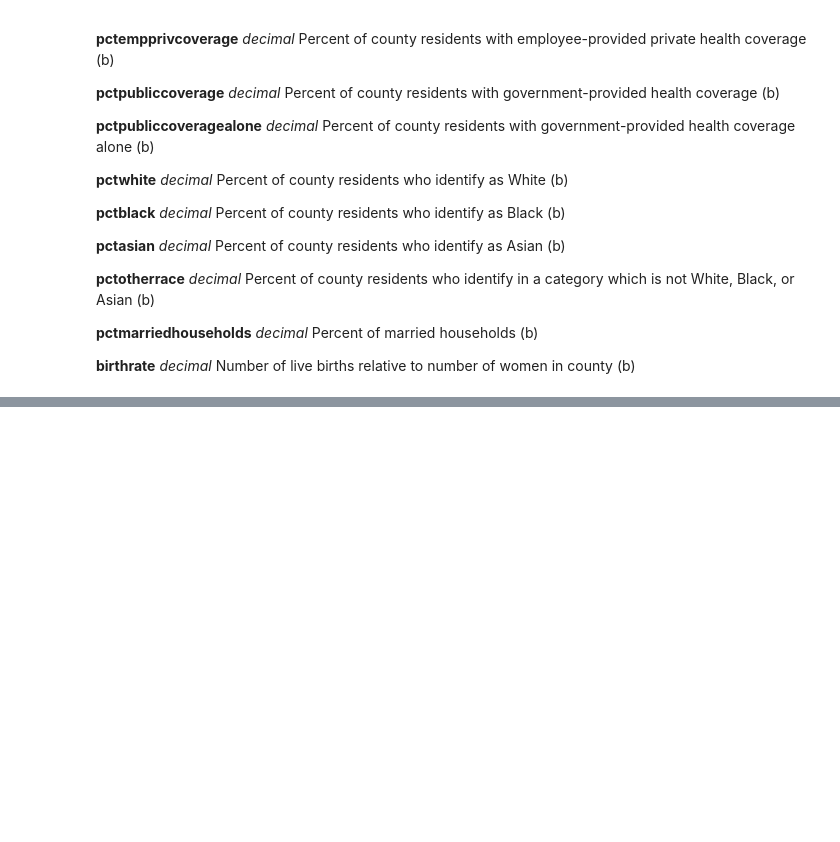
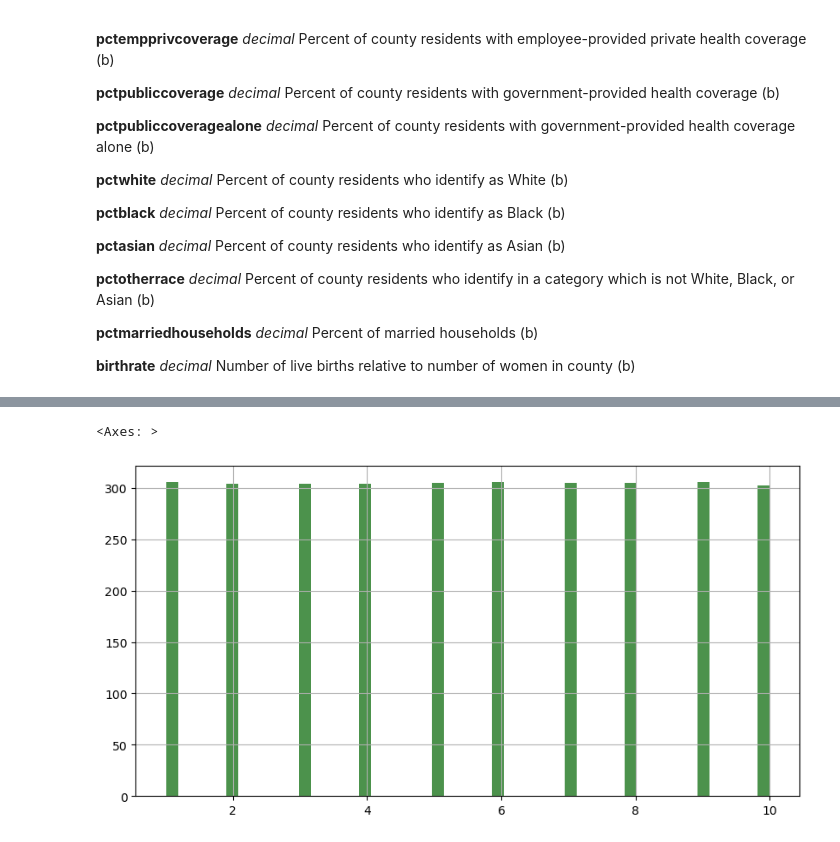
Before and after one commit to sydneycally-inclane-2812/analysis-student-performance, a Jupyter notebook: cancer_analysis.ipynb, the cells around one changed output, grey strips where cells are left out. Drawn from its saved outputs; the diff is of its cells as text; code cells hidden in the pictures; blank space fills up the shorter version.

```diff
--- a/cancer_analysis.ipynb
+++ b/cancer_analysis.ipynb
@@ -94,0 +167,35 @@ memory usage: 785.7+ KB
+# %%
+#       ['(61494.5, 125635]', '(48021.6, 51046.4]', '(42724.4, 45201]',
+#       '(51046.4, 54545.6]', '(37413.8, 40362.7]', '(40362.7, 42724.4]',
+#       '(54545.6, 61494.5]', '(34218.1, 37413.8]', '[22640, 34218.1]',
+#       '(45201, 48021.6]']
+def encoding_income(x):
+    match x:
+        case "[22640, 34218.1]":
+            return 1
+        case "(34218.1, 37413.8]":
+            return 2
+        case "(37413.8, 40362.7]":
+            return 3
+        case "(40362.7, 42724.4]":
+            return 4
+        case "(42724.4, 45201]":
+            return 5
+        case "(45201, 48021.6]":
+            return 6
+        case "(48021.6, 51046.4]":
+            return 7
+        case "(51046.4, 54545.6]":
+            return 8
+        case "(54545.6, 61494.5]":
+            return 9
+        case "(61494.5, 125635]":
+            return 10
+
+df1["income_enc"] = df1["binnedinc"].apply(encoding_income)
+# %%
+df1["income_enc"].hist(figsize=(10, 5), bins=50, color='darkgreen', alpha=0.7)
+# The number of samples in each bin is fairly uniform
+# %% [output]
+<Axes: >
+[figure, added]
```
Also changed, not shown: parts of 40 cells of this notebook, 1 other file.
